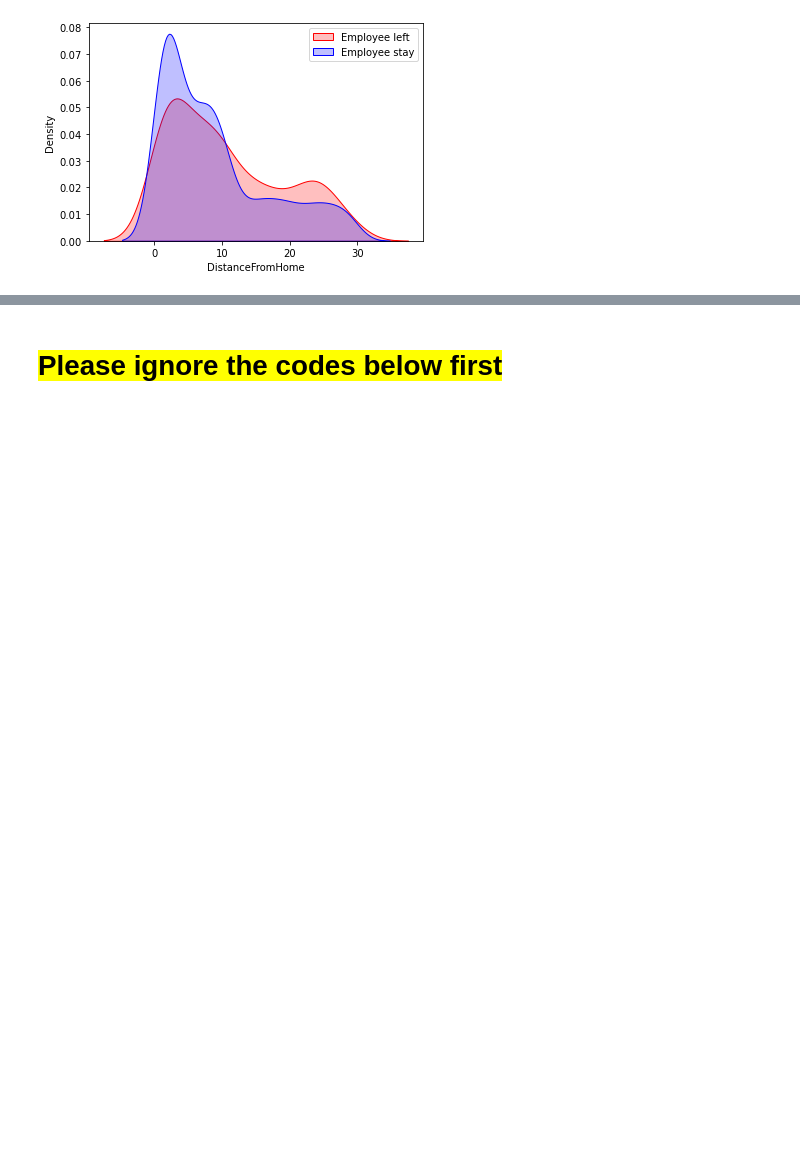
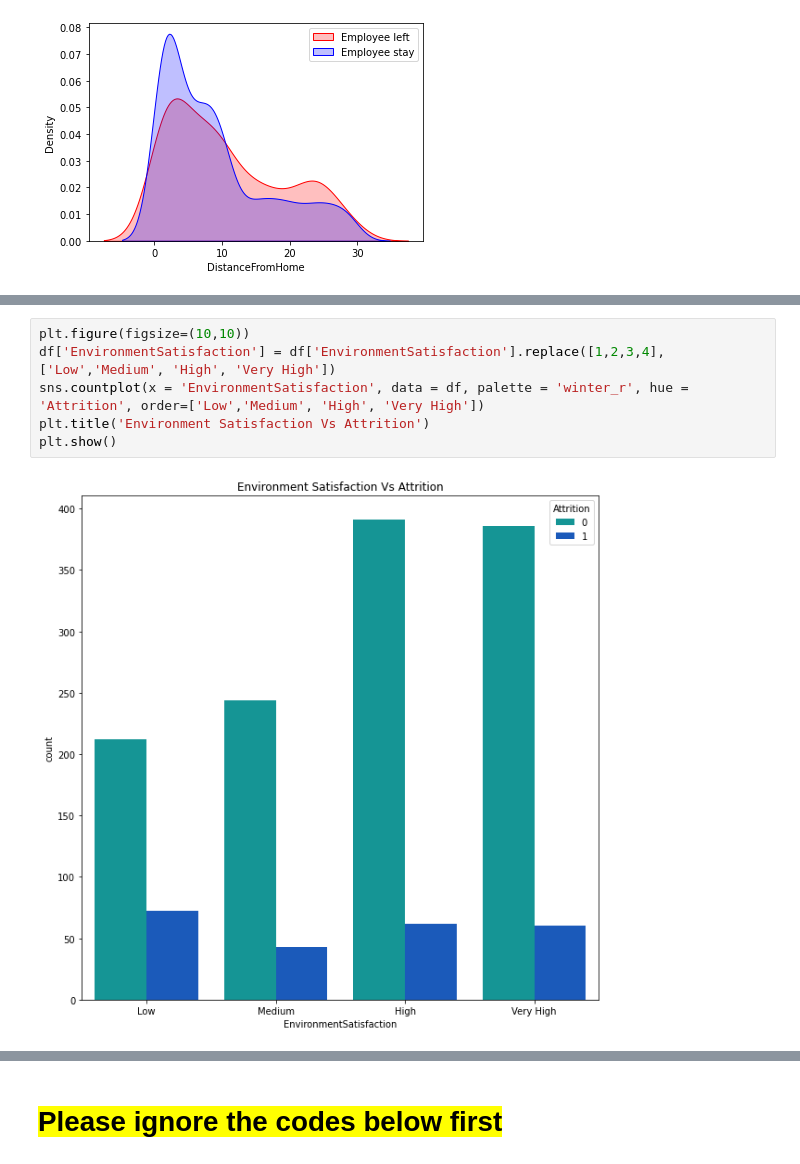
Before and after one commit to evelynpehty/Predicting-the-Risk-of-Employee-Attrition-, a Jupyter notebook: project model.ipynb, the cells around one changed output, grey strips where cells are left out. Saved outputs shown, nothing was run; the diff lists cells and outputs as text; blank space fills up the shorter version.

```diff
--- a/project model.ipynb
+++ b/project model.ipynb
@@ -229,0 +292,8 @@ plt.show()
+# %%
+plt.figure(figsize=(10,10))
+df['EnvironmentSatisfaction'] = df['EnvironmentSatisfaction'].replace([1,2,3,4],['Low','Medium', 'High', 'Very High'])
+sns.countplot(x = 'EnvironmentSatisfaction', data = df, palette = 'winter_r', hue = 'Attrition', order=['Low','Medium', 'High', 'Very High'])
+plt.title('Environment Satisfaction Vs Attrition')
+plt.show()
+# %% [output]
+[figure, added]
```
Also changed, not shown: parts of 42 cells of this notebook.
